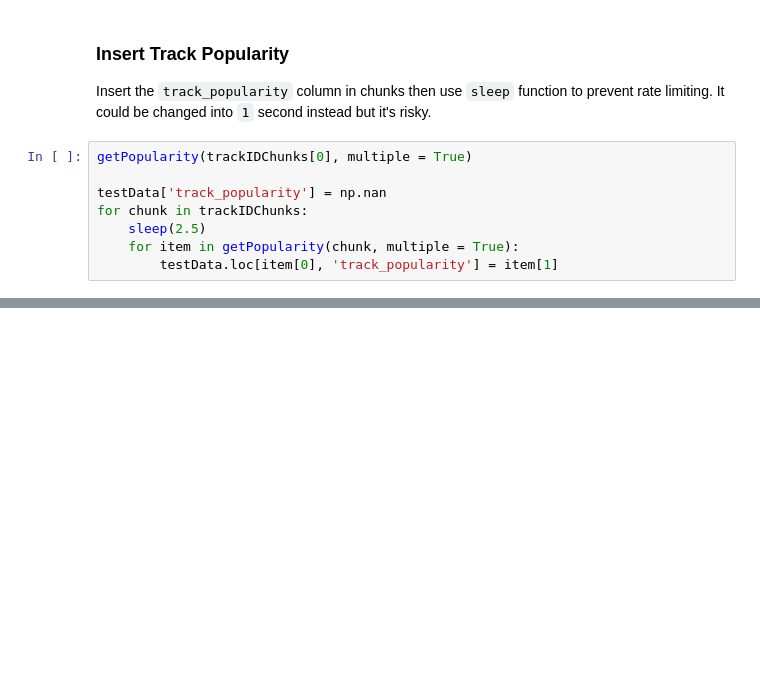
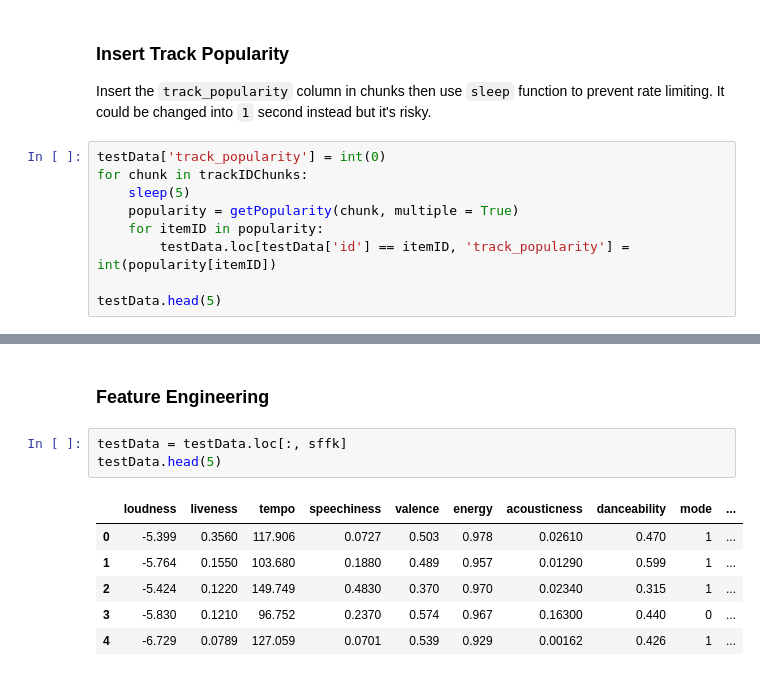
Before and after one commit to Virus5600/CCMACLRL_FINAL_PROJECT_COM222ML, a Jupyter notebook: main.ipynb, the cells around one changed output, grey strips where cells are left out. Saved outputs shown, nothing was run; the diff lists cells and outputs as text; blank space fills up the shorter version.

```diff
--- a/main.ipynb
+++ b/main.ipynb
@@ -1563,11 +1563,12 @@ trackIDChunks
 
 Insert the `track_popularity` column in chunks then use `sleep` function to prevent rate limiting. It could be changed into `1` second instead but it's risky.
 # %%
-getPopularity(trackIDChunks[0], multiple = True)
+testData['track_popularity'] = int(0)
+for chunk in trackIDChunks:
+    sleep(5)
+    popularity = getPopularity(chunk, multiple = True)
+    for itemID in popularity:
+        testData.loc[testData['id'] == itemID, 'track_popularity'] = int(popularity[itemID])
 
-testData['track_popularity'] = np.nan
-for chunk in trackIDChunks:
-    sleep(2.5)
-    for item in getPopularity(chunk, multiple = True):
-        testData.loc[item[0], 'track_popularity'] = item[1]
+testData.head(5)
 # %% [output]
@@ -1574,0 +1582,12 @@ JSONDecodeError: Expecting value: line 1 column 1 (char 0)
+# %% [markdown]
+### Feature Engineering
+# %%
+testData = testData.loc[:, sffk]
+testData.head(5)
+# %% [output]
+|  | loudness | liveness | tempo | speechiness | valence | energy | acousticness | danceability | mode | ... |
+| 0 | -5.399 | 0.3560 | 117.906 | 0.0727 | 0.503 | 0.978 | 0.02610 | 0.470 | 1 | ... |
+| 1 | -5.764 | 0.1550 | 103.680 | 0.1880 | 0.489 | 0.957 | 0.01290 | 0.599 | 1 | ... |
+| 2 | -5.424 | 0.1220 | 149.749 | 0.4830 | 0.370 | 0.970 | 0.02340 | 0.315 | 1 | ... |
+| 3 | -5.830 | 0.1210 | 96.752 | 0.2370 | 0.574 | 0.967 | 0.16300 | 0.440 | 0 | ... |
+| 4 | -6.729 | 0.0789 | 127.059 | 0.0701 | 0.539 | 0.929 | 0.00162 | 0.426 | 1 | ... |
```
Also changed, not shown: parts of 25 cells of this notebook.
